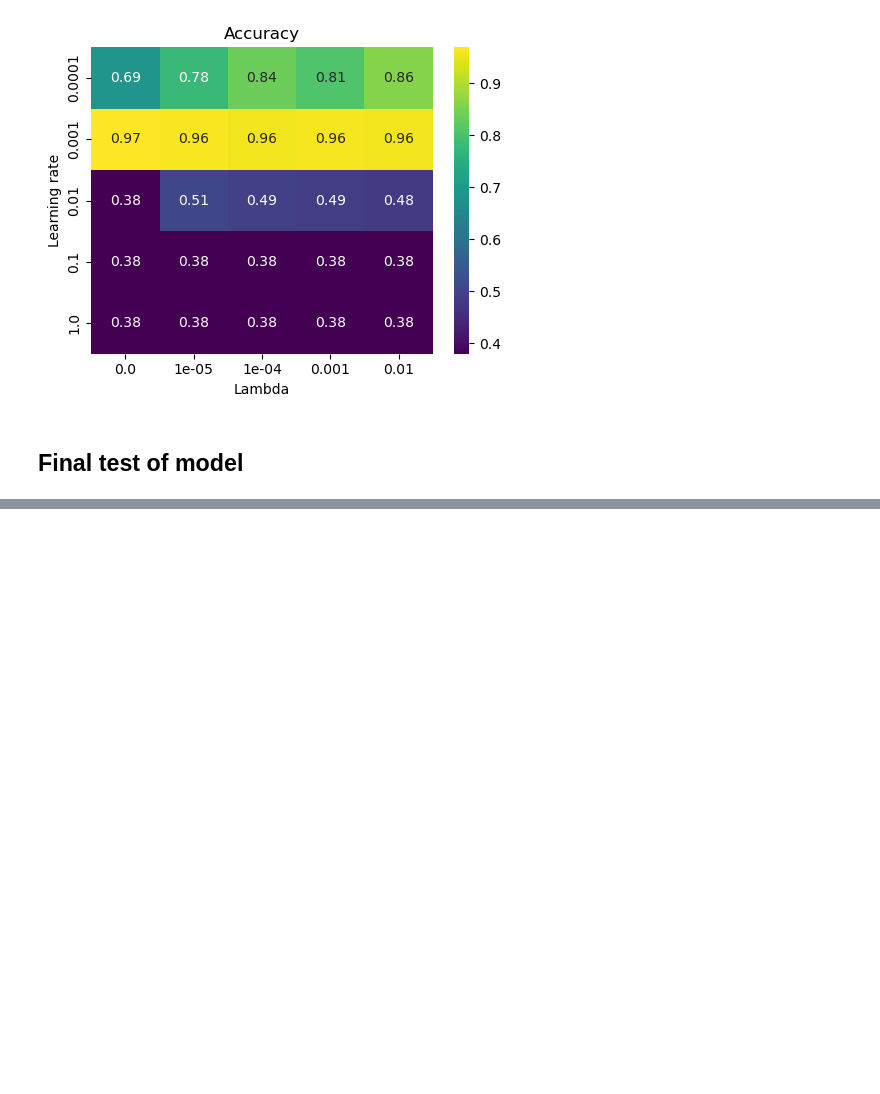
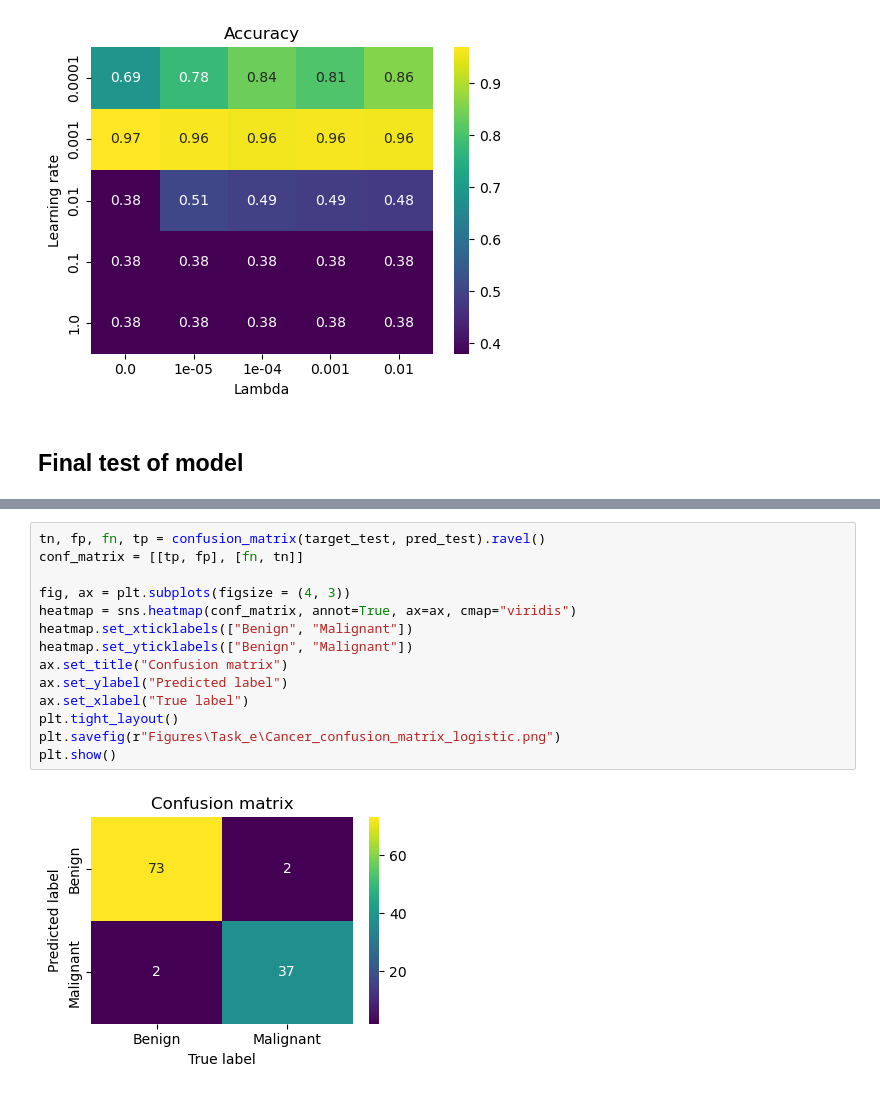
Before and after one commit to Johannesfjeldsaa/FYS-STK4155_Projects, a Jupyter notebook: Project 2/Solve project tasks/Task e) Logistic regression.ipynb, the cells around one changed output, grey strips where cells are left out. Cells and saved outputs as stored; diff of their text form; blank space fills up the shorter version.

```diff
--- a/Project 2/Solve project tasks/Task e) Logistic regression.ipynb
+++ b/Project 2/Solve project tasks/Task e) Logistic regression.ipynb
@@ -210,0 +201,16 @@ Accuracy for test data: 0.956140350877193
+# %%
+tn, fp, fn, tp = confusion_matrix(target_test, pred_test).ravel()
+conf_matrix = [[tp, fp], [fn, tn]]
+
+fig, ax = plt.subplots(figsize = (4, 3))
+heatmap = sns.heatmap(conf_matrix, annot=True, ax=ax, cmap="viridis")
+heatmap.set_xticklabels(["Benign", "Malignant"])
+heatmap.set_yticklabels(["Benign", "Malignant"])
+ax.set_title("Confusion matrix")
+ax.set_ylabel("Predicted label")
+ax.set_xlabel("True label")
+plt.tight_layout()
+plt.savefig(r"Figures\Task_e\Cancer_confusion_matrix_logistic.png")
+plt.show()
+# %% [output]
+[figure, added]
```
Also changed, not shown: parts of 2 cells of this notebook, 23 other files.
